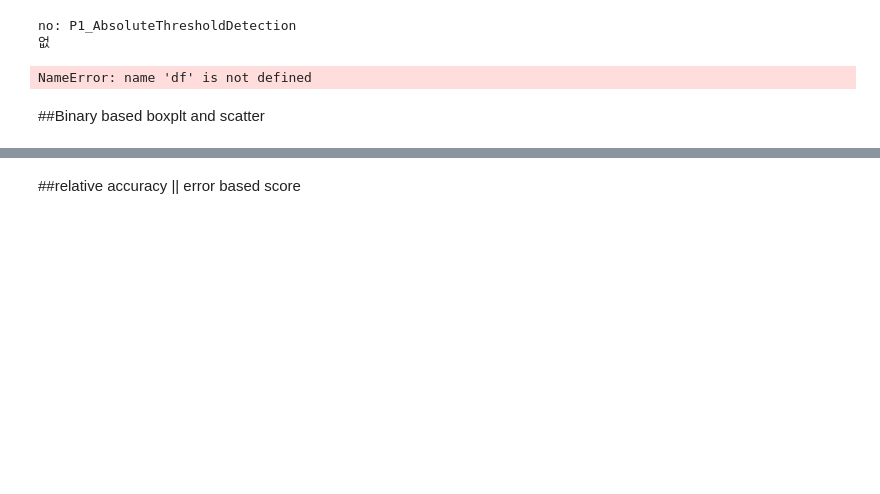
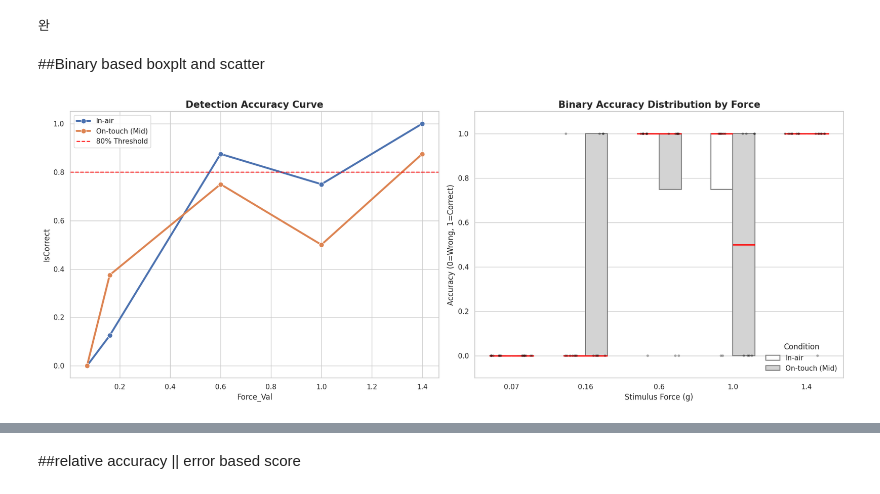
Before and after one commit to kyungeunvoyage/NailFoldExp, a Jupyter notebook: Analysis/DataAnalysis_2.ipynb, the cells around one changed output, grey strips where cells are left out. Drawn from its saved outputs; the diff is of its cells as text; code cells hidden in the pictures; blank space fills up the shorter version.

```diff
--- a/Analysis/DataAnalysis_2.ipynb
+++ b/Analysis/DataAnalysis_2.ipynb
@@ -11,7 +11,7 @@ sns.set_theme(style="whitegrid")
 plt.rcParams['figure.figsize'] = (15, 6)
 # %%
 # 파일 리스트 (본인의 파일명에 맞게 수정)
-file_names = ['P1_AbsoluteThresholdDetection']
+file_names = ['P1_AbsoluteThresholdDetection.csv']
 data_list = []
 
 for file in file_names:
@@ -26,57 +26,25 @@ if data_list:
     df = pd.concat(data_list, ignore_index=True)
 
     # 1. Condition 명칭 변경 (Active -> On-touch)
-    df['Condition'] = df['Condition'].replace('In-air', 'On-touch (Mid)')
+    #df['Condition'] = df['Condition'].replace('In-air', 'On-touch (Mid)')
 
     # 2. 분석 대상 구역 필터링 (Area A, B, C)
-    df = df[df['Area'].isin(['A', 'B', 'C'])]
+    df = df[df['Area'].isin(['A', 'B', 'C','D'])]
 
     # 3. Force 문자열에서 숫자만 추출 (예: '0.07g' -> 0.07)
-    df['Force_Val'] = df['Force'].str.extract('(\d+\.?\d*)').astype(float)
+    # 문자열 시작 따옴표 앞에 r
+    df['Force_Val'] = df['Force'].str.extract(r'(\d+\.?\d*)').astype(float)
 
     print("완")
 else:
     print("없")
 # %% [output]
-no: P1_AbsoluteThresholdDetection
-없
+완
-# %%
-# 1. 전반적인 강도별 정답률 계산 (Psychometric Curve용)
-overall_acc = df.groupby(['Condition', 'Force_Val'])['IsCorrect'].mean().reset_index()
-
-# 2. 구역별(Area) 평균 정답률 계산 (Bar Chart용)
-area_acc = df.groupby(['Condition', 'Area'])['IsCorrect'].mean().reset_index()
-
-# 그래프 그리기
-fig, axes = plt.subplots(1, 2, figsize=(16, 6))
-
-# (Left) Psychometric Curve
-sns.lineplot(ax=axes[0], data=overall_acc, x='Force_Val', y='IsCorrect',
-             hue='Condition', marker='o', linewidth=3, markersize=8)
-axes[0].axhline(0.8, color='red', linestyle='--', label='80% Threshold')
-axes[0].set_title('Psychometric Curve: Detection Accuracy vs Force', fontsize=15)
-axes[0].set_xlabel('Stimulus Force (g)', fontsize=12)
-axes[0].set_ylabel('Accuracy (Detection Probability)', fontsize=12)
-axes[0].set_ylim(-0.05, 1.05)
-axes[0].legend()
-
-# (Right) Regional Accuracy
-sns.barplot(ax=axes[1], data=area_acc, x='Area', y='IsCorrect',
-            hue='Condition', order=['A', 'B', 'C'], palette='coolwarm')
-axes[1].set_title('Detection Accuracy by Finger Region (A, B, C)', fontsize=15)
-axes[1].set_xlabel('Finger Region', fontsize=12)
-axes[1].set_ylabel('Mean Accuracy', fontsize=12)
-axes[1].set_ylim(0, 1.1)
-
-plt.tight_layout()
-plt.show()
-# %% [output]
-NameError: name 'df' is not defined
 # %% [markdown]
 ##Binary based boxplt and scatter
 # %%
 df['Force_Val'] = df['Force'].str.extract('(\d+\.?\d*)').astype(float)
-df['Condition'] = df['Condition'].replace('Active', 'On-touch')
+#df['Condition'] = df['Condition'].replace('In-air', 'On-touch (Mid)')
 force_order = sorted(df['Force_Val'].unique())
 
 # 2. 그래프 그리기 (1x2 Plot)
@@ -92,31 +60,33 @@ axes[0].set_title('Detection Accuracy Curve', fontsize=15, fontweight='bold')
 axes[0].set_ylim(-0.05, 1.05)
 axes[0].legend()
 
 # --- (Right) Binary Accuracy Box Plot by Force ---
 # y축이 IsCorrect(0 또는 1)인 상태에서 강도별 분포 확인
 sns.boxplot(
     ax=axes[1], data=df, x='Force_Val', y='IsCorrect', hue='Condition',
     order=force_order, palette=['#FFFFFF', '#D3D3D3'],
     linewidth=1.5, fliersize=0, width=0.6,
     medianprops={'color': 'red', 'linewidth': 2}  # 중앙값 빨간 선
 )
 
 # 개별 응답(0 또는 1)을 점으로 표시
 sns.stripplot(
     ax=axes[1], data=df, x='Force_Val', y='IsCorrect', hue='Condition',
     order=force_order, dodge=True, palette=['#000000', '#000000'],
     alpha=0.3, size=4, jitter=0.2
 )
 
 axes[1].set_title('Binary Accuracy Distribution by Force', fontsize=15, fontweight='bold')
 axes[1].set_xlabel('Stimulus Force (g)', fontsize=12)
 axes[1].set_ylabel('Accuracy (0=Wrong, 1=Correct)', fontsize=12)
 axes[1].set_ylim(-0.1, 1.1)
 
 # 레전드 정리
 handles, labels = axes[1].get_legend_handles_labels()
 axes[1].legend(handles[0:2], labels[0:2], title='Condition', frameon=False, loc='lower right')
 
 plt.tight_layout()
 plt.show()
+# %% [output]
+[figure, added]
 # %%
```
Also changed, not shown: parts of 9 cells of this notebook.
